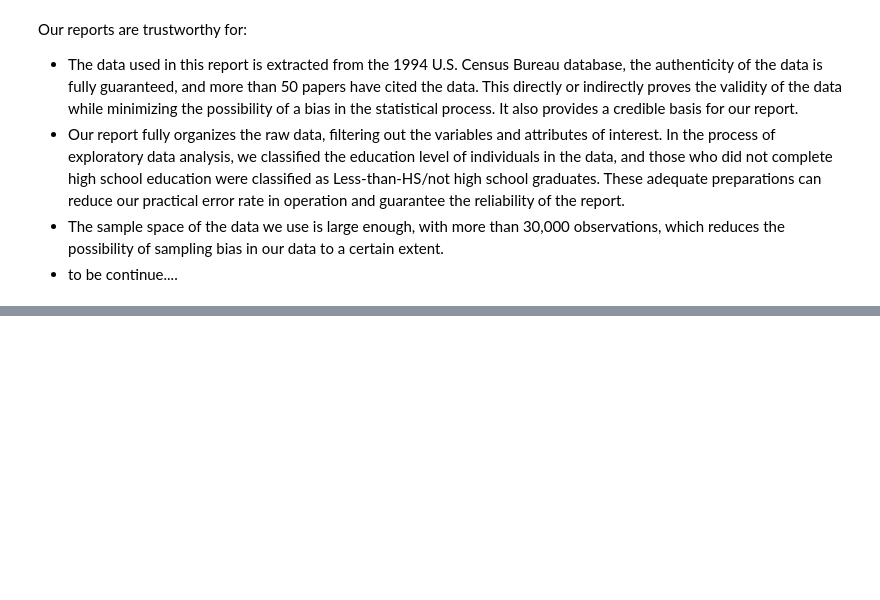
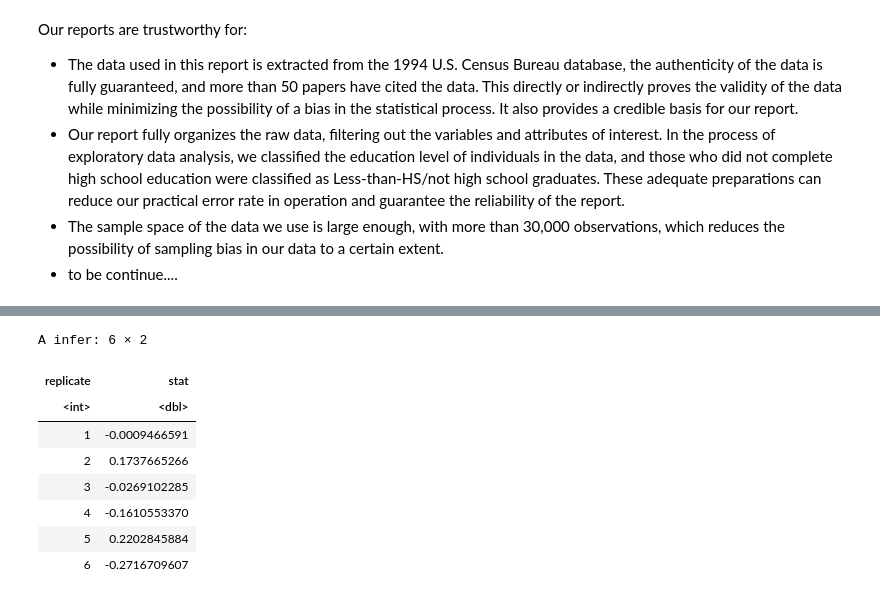
Before and after one commit to sidnand/Inferential-Report-on-Adult-Working-Hours, a Jupyter notebook: Preliminary Results.ipynb, the cells around one changed output, grey strips where cells are left out. Cells and saved outputs as stored; diff of their text form; code cells hidden in the pictures; blank space fills up the shorter version.

```diff
--- a/Preliminary Results.ipynb
+++ b/Preliminary Results.ipynb
@@ -339,0 +354,18 @@ Our reports are trustworthy for:
+# %%
+null_model_trees <-
+    education_hour_table |>
+    specify(formula = hours_per_week ~ education) |>
+    hypothesise(null = "independence") |>
+    generate(reps = 700, type = "permute") |>
+    calculate(stat = "diff in means", order = c("More-than-HS","Less-than-HS"))
+head(null_model_trees)
+# %% [output]
+A infer: 6 × 2
+| replicate | stat |
+| <int> | <dbl> |
+| 1 | -0.0009466591 |
+| 2 | 0.1737665266 |
+| 3 | -0.0269102285 |
+| 4 | -0.1610553370 |
+| 5 | 0.2202845884 |
+| 6 | -0.2716709607 |
```
Also changed, not shown: parts of 9 cells of this notebook.
